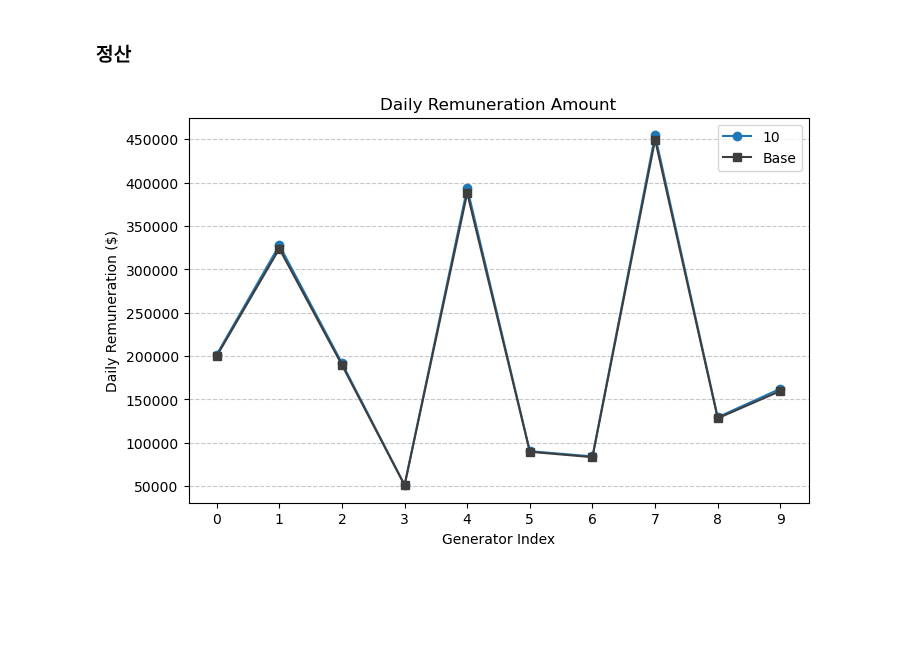
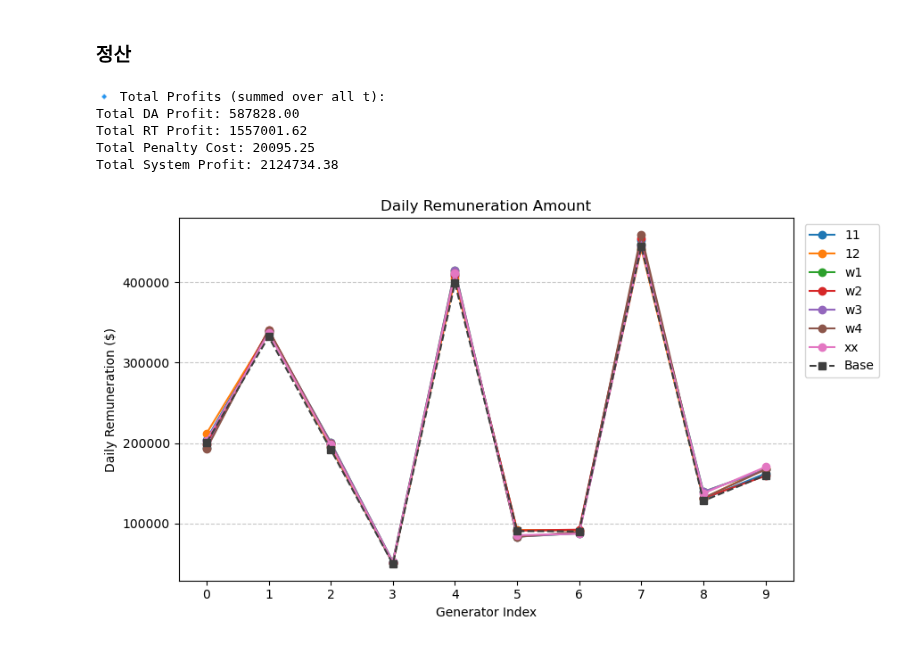
Before and after one commit to syeoyo/der, a Jupyter notebook: der_set_x_7a.ipynb, the cells around one changed output. Saved outputs shown, nothing was run; the diff lists cells and outputs as text; code cells hidden in the pictures; blank space fills up the shorter version.

```diff
--- a/der_set_x_7a.ipynb
+++ b/der_set_x_7a.ipynb
@@ -333,6 +338,12 @@ if set.status == GRB.OPTIMAL:
     e_minus_vals = np.array(
         [[[e_minus[i, t, s].x for s in range(S)] for t in range(T)] for i in range(I)]
     )
+    given_vals = np.array(
+        [[[sum(d[i, j, t, s].x for j in range(I) if j != i) for s in range(S)] for t in range(T)] for i in range(I)]
+    )
+    received_vals = np.array(
+        [[[sum(d[j, i, t, s].x for j in range(I) if j != i) for s in range(S)] for t in range(T)] for i in range(I)]
+    )
     print("\n- - - - - - - - - - - - - - - - - - - - - - - -")
     print("Optimal solution found!")
     print(set.objVal)
@@ -361,35 +372,3 @@ Optimality Gap: 0.0
 ### 결과 분석
 # %% [markdown]
 #### 수익 분석
-# %%
-# Day-ahead 수익 비교
-total_da_profit_obj = 0
-for t in range(T):
-    total_da_profit_obj += P_DA[t] * alpha[t].x
-
-# Real-time 수익 비교
-total_rt_profit_obj = 0
-for i in range(I):
-    for t in range(T):
-        for s in range(S):
-            rt_profit_obj = P_RT[t, s] * e_plus[i, t, s].x
-            total_rt_profit_obj += 1 / S * rt_profit_obj
-
-# 패널티 비용 비교
-total_penalty_cost_obj = 0
-for i in range(I):
-    for t in range(T):
-        for s in range(S):
-            penalty_cost_obj = P_PN[t] * e_minus[i, t, s].x
-            total_penalty_cost_obj += 1 / S * penalty_cost_obj
-
-# 총 시스템 이익 (목적 함수 기반)
-total_system_profit_obj = (
-    total_da_profit_obj + total_rt_profit_obj - total_penalty_cost_obj
-)
-
-# 결과 출력
-print(f"DA: {total_da_profit_obj:.2f}")
-print(f"RT: {total_rt_profit_obj:.2f}")
-print(f"Penalty: {total_penalty_cost_obj:.2f}")
-print(f"목적 함수 기반 총 이익 (_obj): {total_system_profit_obj:.2f}")
@@ -555,11 +520,17 @@ daily_system_profit = daily_da + daily_rt - daily_pen
 #     print(f"[t={t:02d}] DA: {hourly_da[t]:.2f}, RT: {hourly_rt[t]:.2f}, "
 #           f"Penalty: {hourly_pen[t]:.2f}, Total Profit: {hourly_system_profit[t]:.2f}")
 
-# print("\n🔹 Total Profits (summed over all t):")
-# print(f"Total DA Profit: {daily_da:.2f}")
-# print(f"Total RT Profit: {daily_rt:.2f}")
-# print(f"Total Penalty Cost: {daily_pen:.2f}")
-# print(f"Total System Profit: {daily_system_profit:.2f}")
+print("\n🔹 Total Profits (summed over all t):")
+print(f"Total DA Profit: {daily_da:.2f}")
+print(f"Total RT Profit: {daily_rt:.2f}")
+print(f"Total Penalty Cost: {daily_pen:.2f}")
+print(f"Total System Profit: {daily_system_profit:.2f}")
+# %% [output]
+🔹 Total Profits (summed over all t):
+Total DA Profit: 587828.00
+Total RT Profit: 1557001.62
+Total Penalty Cost: 20095.25
+Total System Profit: 2124734.38
 # %%
 # 시간별로 정규화
 # hourly_contribution(x_vals)
@@ -764,11 +735,12 @@ def plot_daily_remuneration(*daily_remunerations, labels=None):
     for i, data in enumerate(daily_remunerations):
         plt.plot(range(I), data, marker='o', linestyle='-', label=labels[i])
 
-    plt.plot(range(I), only_daily_remuneration, marker='s', linestyle='-', color="#3e3e3e", label="Base")
+    plt.plot(range(I), only_daily_remuneration, marker='s', linestyle='--', color="#3e3e3e", label="Base")
     plt.xlabel('Generator Index')
     plt.ylabel('Daily Remuneration ($)')
     plt.title('Daily Remuneration Amount')
     plt.xticks(range(I))
     plt.grid(axis='y', linestyle='--', alpha=0.7)
-    plt.legend()
+    plt.legend(loc='upper right', bbox_to_anchor=(1.15, 1))  # 오른쪽 바깥에 배치
+    plt.tight_layout(rect=[0, 0, 1.11, 1])
     plt.show()
@@ -778,4 +746,0 @@ tenh, tend = remuneration(ten, hourly_system_profit)
-# %%
-plot_daily_remuneration(tend, labels=["10"])
-# %% [output]
-[figure, removed]
@@ -782,3 +796,7 @@ plot_daily_remuneration(tend, labels=["10"])
+# %%
+plot_daily_remuneration(elevend, twelved, w1d, w2d, w3d, w4d, xxd, labels=["11", "12", "w1", "w2", "w3", "w4", "xx"])
+# %% [output]
+[figure, added]
 # %%
 only_daily_remuneration = pd.read_csv("/Users/jangseohyun/Documents/workspace/symply/DER/result/result_only_profit.csv")
 
```
Also changed, not shown: parts of 16 cells of this notebook, 4 other files.
